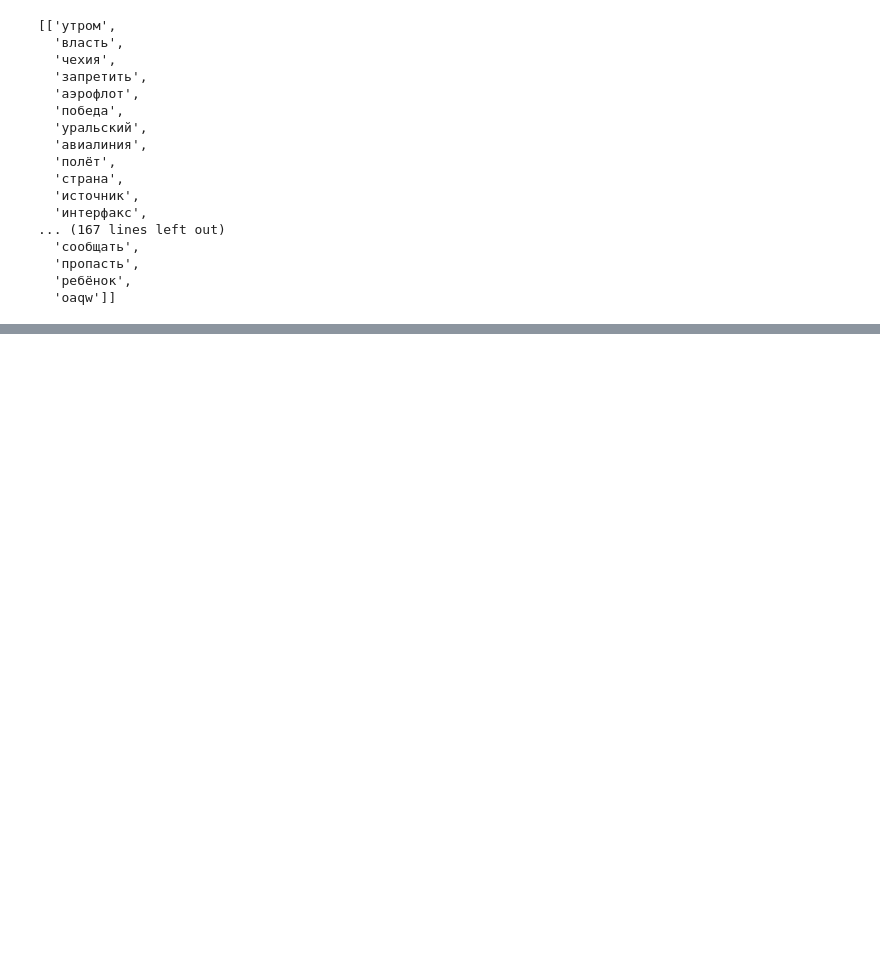
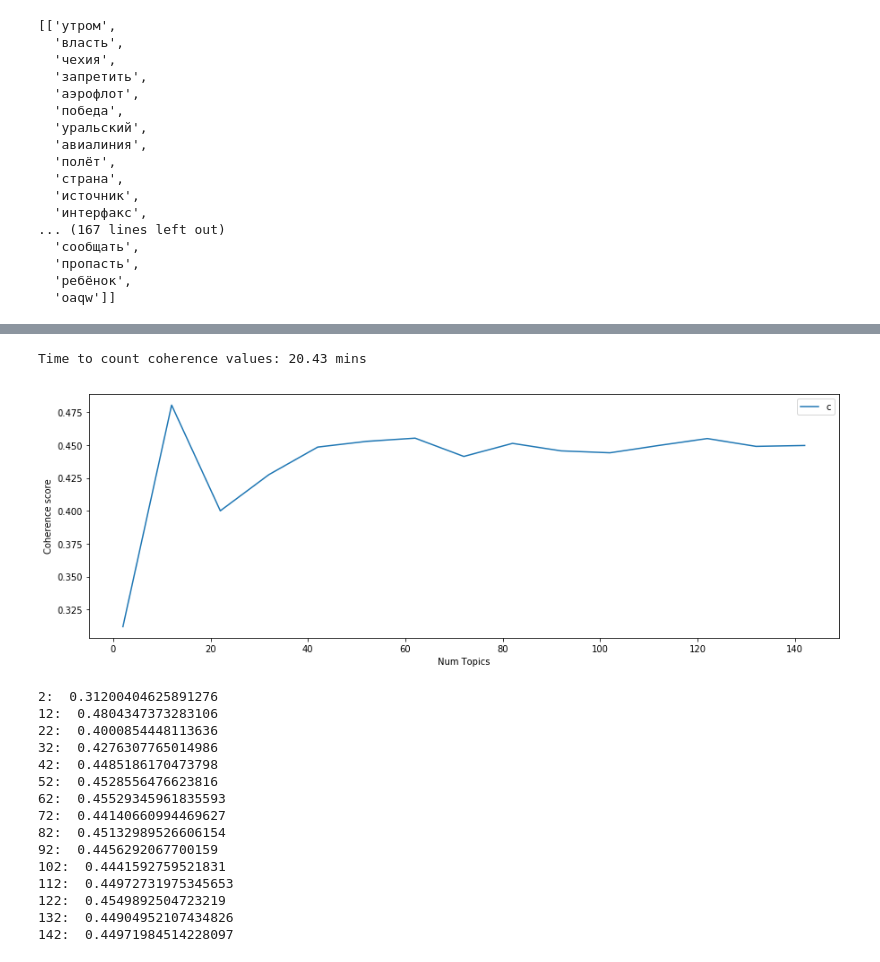
Before and after one commit to mmariyavyatkina/otus_course, a Jupyter notebook: Module 3/HW1_Topic modeling/Text analysis_2.ipynb, the cells around one changed output, grey strips where cells are left out. Saved outputs shown, nothing was run; the diff lists cells and outputs as text; code cells hidden in the pictures; blank space fills up the shorter version.

```diff
--- a/Module 3/HW1_Topic modeling/Text analysis_2.ipynb
+++ b/Module 3/HW1_Topic modeling/Text analysis_2.ipynb
@@ -454 +551,41 @@ Coherence Score:  0.5031962474741307
+# %%
+limit=150; start=2; step=10;
+t=time()
+model_list, coherence_values = compute_coherence_values(dictionary=id2word,
+                                                        corpus=corpus,
+                                                        texts=data_words_bigrams,
+                                                        start=start,
+                                                        limit=limit,
+                                                        step=step)
+
+print('Time to count coherence values: {} mins'.format(round((time() - t) / 60, 2)))
+
+x = range(start, limit, step)
+plt.figure(figsize=(15,5))
+plt.plot(x, coherence_values)
+plt.xlabel("Num Topics")
+plt.ylabel("Coherence score")
+plt.legend(("coherence_values"), loc='best')
+plt.show()
+
+for i, j in enumerate(coherence_values):
+    print(str(start + i*step) + ':  ' + str(j))
+# %% [output]
+Time to count coherence values: 20.43 mins
+[figure, added]
+2:  0.31200404625891276
+12:  0.4804347373283106
+22:  0.4000854448113636
+32:  0.4276307765014986
+42:  0.4485186170473798
+52:  0.4528556476623816
+62:  0.45529345961835593
+72:  0.44140660994469627
+82:  0.45132989526606154
+92:  0.4456292067700159
+102:  0.4441592759521831
+112:  0.44972731975345653
+122:  0.4549892504723219
+132:  0.44904952107434826
+142:  0.44971984514228097
 # %%
```
Also changed, not shown: parts of 28 cells of this notebook.
